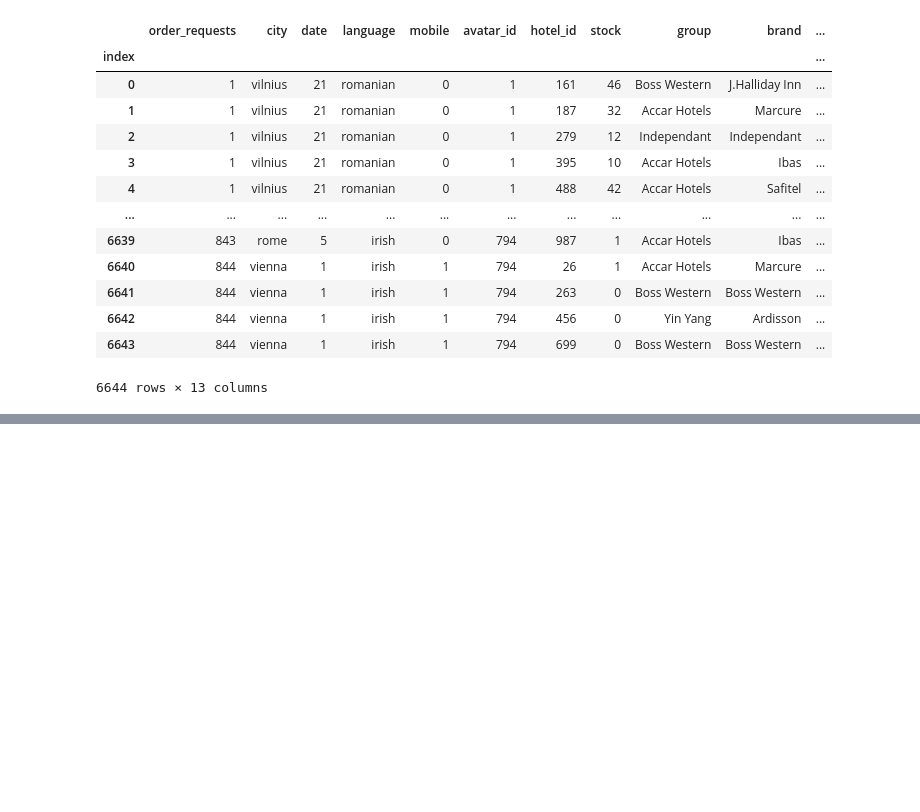
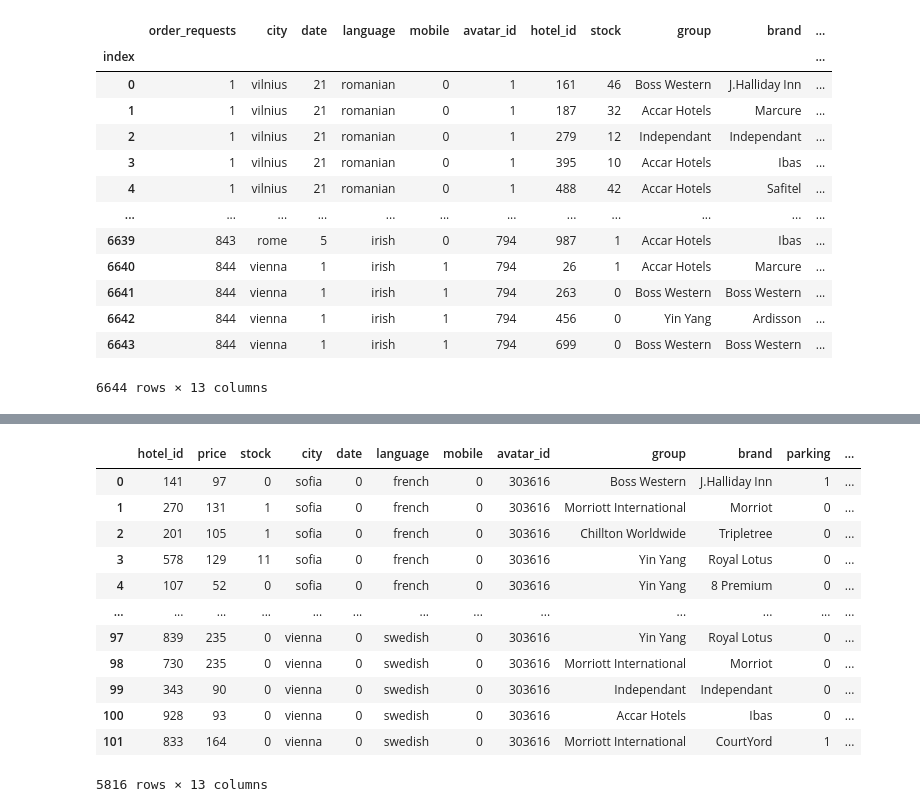
Before and after one commit to FlorianBrosset/DEFI-IA-2023, a Jupyter notebook: RequestJeuTest.ipynb, the cells around one changed output, grey strips where cells are left out. Cells and saved outputs as stored; diff of their text form; code cells hidden in the pictures; blank space fills up the shorter version.

```diff
--- a/RequestJeuTest.ipynb
+++ b/RequestJeuTest.ipynb
@@ -71,3 +82,6 @@ for params in Requete:
     r = requests.get(path(f"pricing/{user_id}"), params=params)
     r.json()
     R+= [r]
+# %%
+for r in R:
+    print(r.json())
@@ -76,13 +108,30 @@ for params in Requete:
 pricing_requests = []
 
 for r in R:
-    pricing_requests.append(
-        pd.DataFrame(r.json()['prices']).assign(**r.json()['request'])
+    if(r.json() != {'detail': 'A pricing request for this avatar already exists for a sooner date'}):
+        pricing_requests.append(
+            pd.DataFrame(r.json()['prices']).assign(**r.json()['request'])
     )
 
 pricing_requests = pd.concat(pricing_requests)
 # %%
 # ajouts des autres features
 pricing_requests = pricing_requests.join(hotels, on=['hotel_id', 'city'])
+# %%
+pricing_requests
+# %% [output]
+|  | hotel_id | price | stock | city | date | language | mobile | avatar_id | group | brand | parking | ... |
+| 0 | 141 | 97 | 0 | sofia | 0 | french | 0 | 303616 | Boss Western | J.Halliday Inn | 1 | ... |
+| 1 | 270 | 131 | 1 | sofia | 0 | french | 0 | 303616 | Morriott International | Morriot | 0 | ... |
+| 2 | 201 | 105 | 1 | sofia | 0 | french | 0 | 303616 | Chillton Worldwide | Tripletree | 0 | ... |
+| 3 | 578 | 129 | 11 | sofia | 0 | french | 0 | 303616 | Yin Yang | Royal Lotus | 0 | ... |
+| 4 | 107 | 52 | 0 | sofia | 0 | french | 0 | 303616 | Yin Yang | 8 Premium | 0 | ... |
+| ... | ... | ... | ... | ... | ... | ... | ... | ... | ... | ... | ... | ... |
+| 97 | 839 | 235 | 0 | vienna | 0 | swedish | 0 | 303616 | Yin Yang | Royal Lotus | 0 | ... |
+| 98 | 730 | 235 | 0 | vienna | 0 | swedish | 0 | 303616 | Morriott International | Morriot | 0 | ... |
+| 99 | 343 | 90 | 0 | vienna | 0 | swedish | 0 | 303616 | Independant | Independant | 0 | ... |
+| 100 | 928 | 93 | 0 | vienna | 0 | swedish | 0 | 303616 | Accar Hotels | Ibas | 0 | ... |
+| 101 | 833 | 164 | 0 | vienna | 0 | swedish | 0 | 303616 | Morriott International | CourtYord | 1 | ... |
+5816 rows × 13 columns
 # %%
 #Le jeu de test de Noel :'( vivement la fin du GMM ...
```
Also changed, not shown: parts of 5 cells of this notebook, 7 other files.
